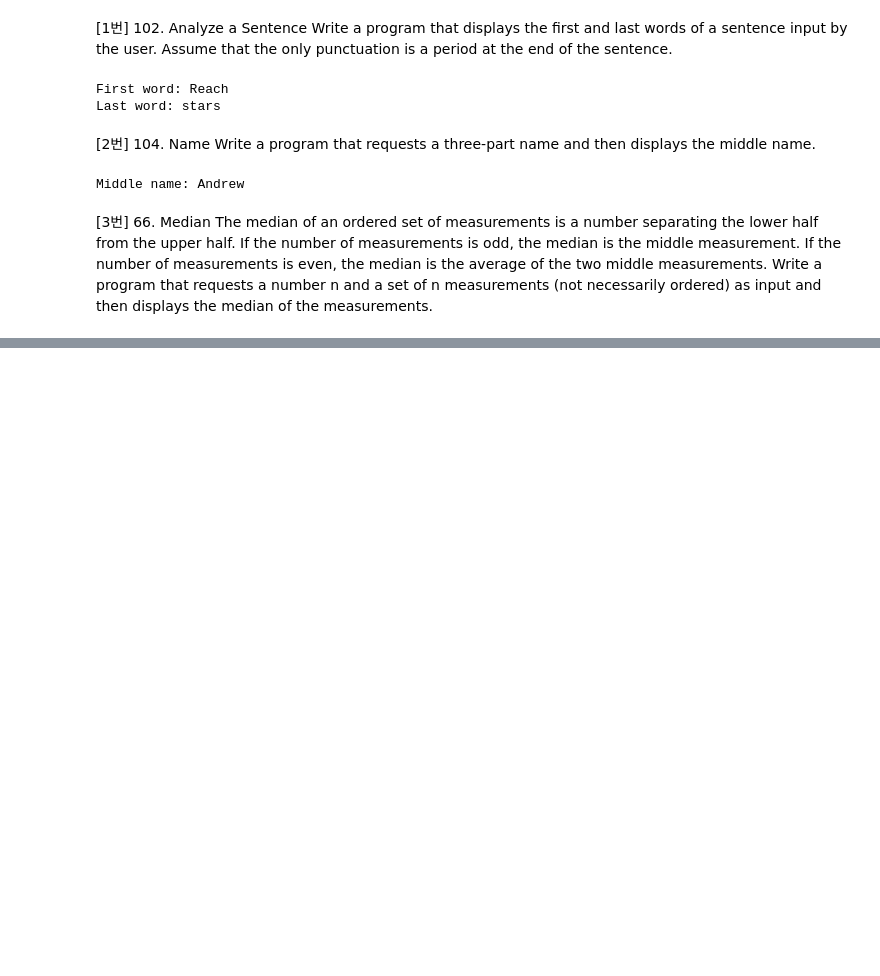
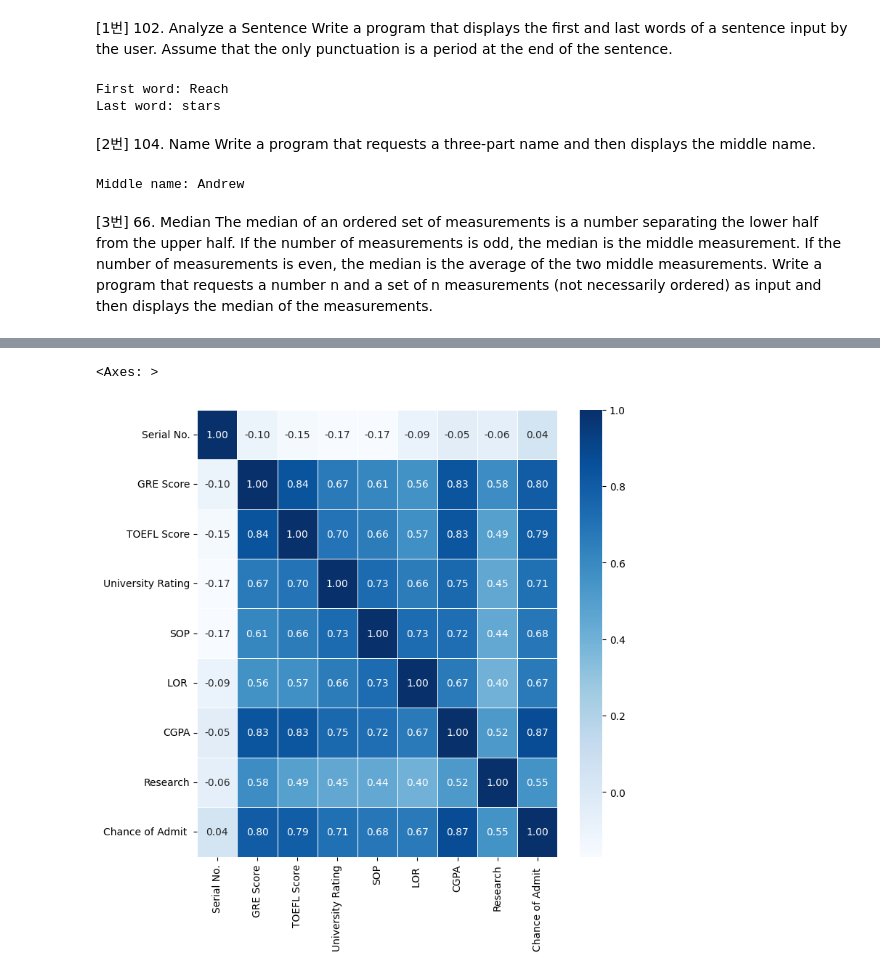
Before and after one commit to 0PP415/AIP-Lecture, a Jupyter notebook: assign/hw2.ipynb, the cells around one changed output, grey strips where cells are left out. Cells and saved outputs as stored; diff of their text form; code cells hidden in the pictures; blank space fills up the shorter version.

```diff
--- a/assign/hw2.ipynb
+++ b/assign/hw2.ipynb
@@ -26,0 +108,8 @@ for _ in range(n):
+# %%
+import pandas as pd
+import matplotlib.pyplot as plt
+import seaborn as sns
+
+df = pd.read_csv("./data/Admission_Predict.csv")
+print(df.shape)
+df.head()
@@ -26,0 +138,16 @@ for _ in range(n):
+# %%
+plt.figure(figsize = (8, 8))
+
+sns.heatmap(
+    data = df.corr(),
+    annot = True,
+    fmt = ".2f",
+    linewidths = .5,
+    cmap = "Blues"
+)
+
+# 합격률(Chance of Admit) 을 예측하려는 결과값으로 하면
+# GRE Score와 CGPA 가 가장 높은 상관 관계를 보인다
+# %% [output]
+<Axes: >
+[figure, added]
```
Also changed, not shown: parts of 13 cells of this notebook.
